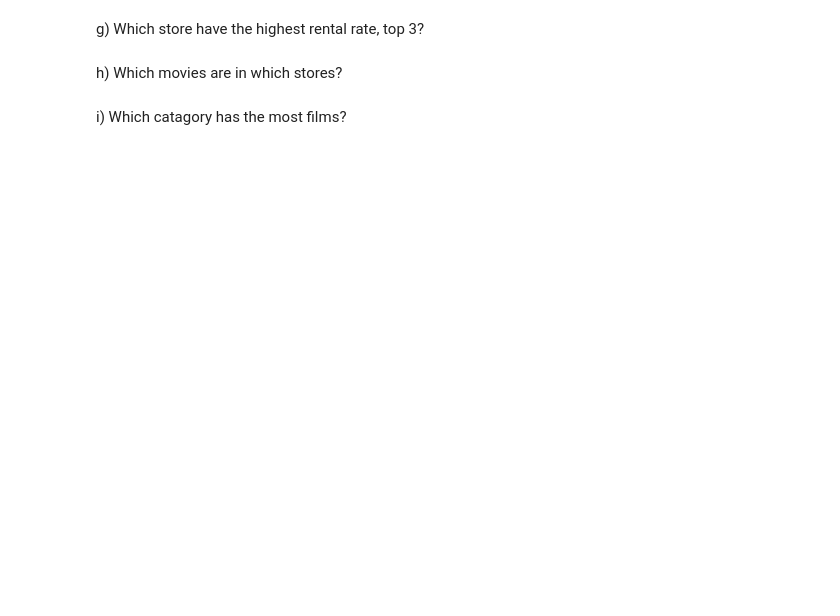
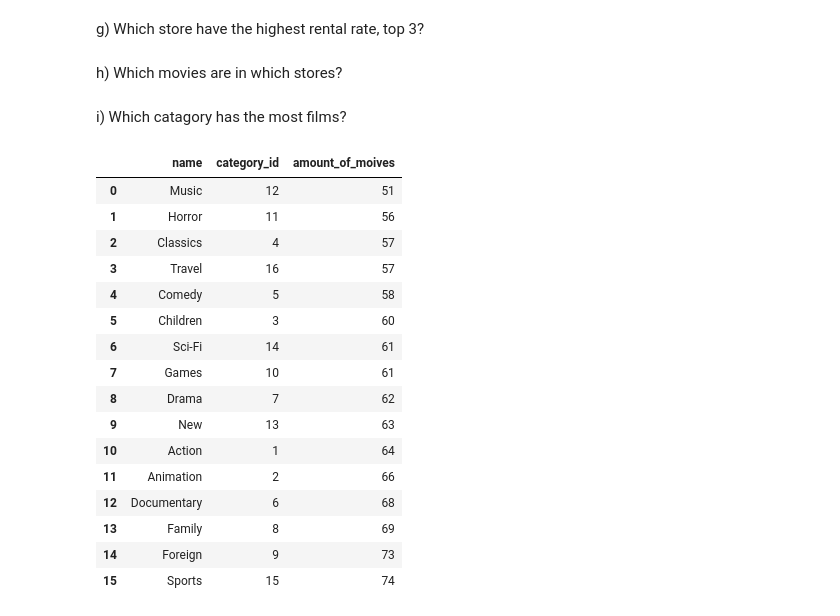
Before and after one commit to aliciagez/sakila_lab_alicia_gezelius, a Jupyter notebook: sakila_querie.ipynb, the cells around one changed output. Saved outputs shown, nothing was run; the diff lists cells and outputs as text; code cells hidden in the pictures; blank space fills up the shorter version.

```diff
--- a/sakila_querie.ipynb
+++ b/sakila_querie.ipynb
@@ -159,3 +181,32 @@ g) Which store have the highest rental rate, top 3?
 h)  Which movies are in which stores?
 # %% [markdown]
 i) Which catagory has the most films?
+# %%
+duckdb_query("""
+SELECT
+    a.name,
+    a.category_id,
+   COUNT(*) as amount_of_moives
+FROM staging.film_category ab
+LEFT JOIN staging.category a ON a.category_id = ab.category_id
+GROUP BY a.name, a.category_id
+ORDER BY amount_of_moives;
+""")
+# %% [output]
+|  | name | category_id | amount_of_moives |
+| 0 | Music | 12 | 51 |
+| 1 | Horror | 11 | 56 |
+| 2 | Classics | 4 | 57 |
+| 3 | Travel | 16 | 57 |
+| 4 | Comedy | 5 | 58 |
+| 5 | Children | 3 | 60 |
+| 6 | Sci-Fi | 14 | 61 |
+| 7 | Games | 10 | 61 |
+| 8 | Drama | 7 | 62 |
+| 9 | New | 13 | 63 |
+| 10 | Action | 1 | 64 |
+| 11 | Animation | 2 | 66 |
+| 12 | Documentary | 6 | 68 |
+| 13 | Family | 8 | 69 |
+| 14 | Foreign | 9 | 73 |
+| 15 | Sports | 15 | 74 |
```
Also changed, not shown: parts of 3 cells of this notebook.
